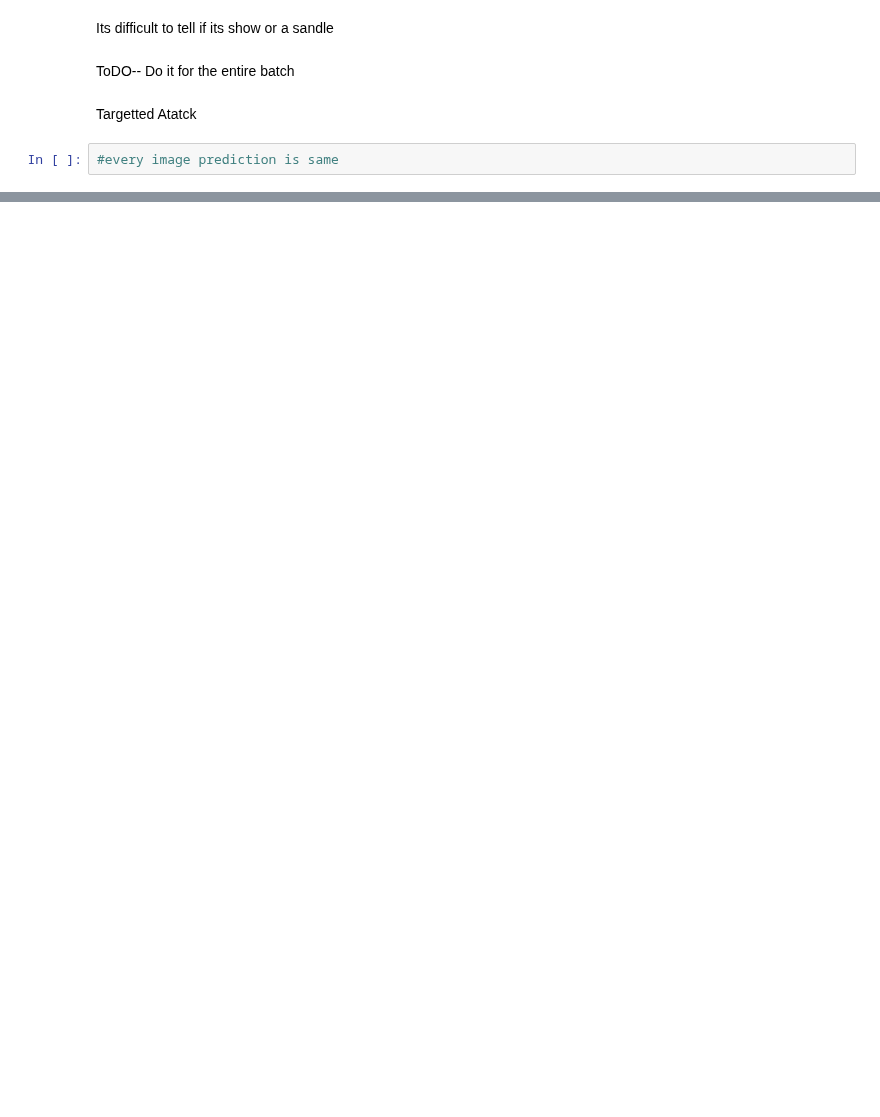
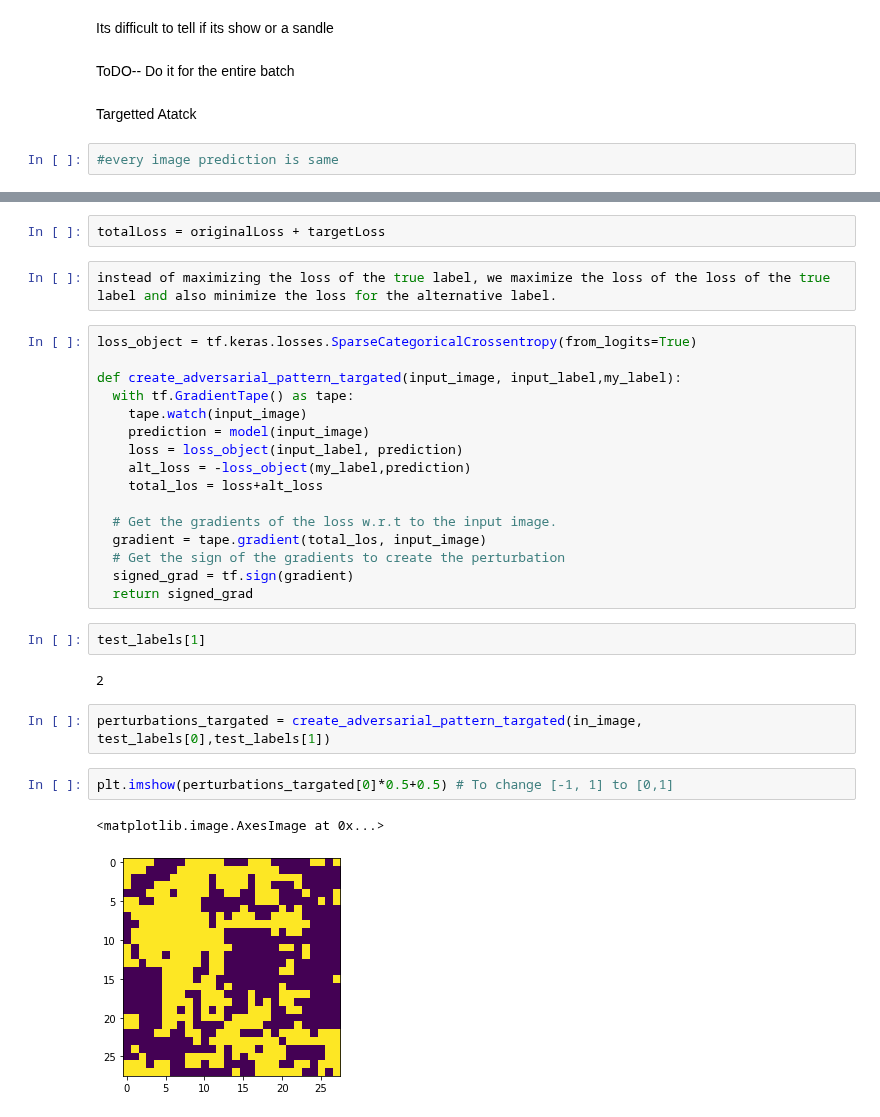
Before and after one commit to BlackCurrantDS/DeepLearning, a Jupyter notebook: IDL_Assignment9.ipynb, the cells around one changed output, grey strips where cells are left out. Drawn from its saved outputs; the diff is of its cells as text; blank space fills up the shorter version.

```diff
--- a/IDL_Assignment9.ipynb
+++ b/IDL_Assignment9.ipynb
@@ -194,0 +226,31 @@ Targetted Atatck
+# %%
+totalLoss = originalLoss + targetLoss
+# %%
+instead of maximizing the loss of the true label, we maximize the loss of the loss of the true label and also minimize the loss for the alternative label.
+# %%
+loss_object = tf.keras.losses.SparseCategoricalCrossentropy(from_logits=True)
+
+def create_adversarial_pattern_targated(input_image, input_label,my_label):
+  with tf.GradientTape() as tape:
+    tape.watch(input_image)
+    prediction = model(input_image)
+    loss = loss_object(input_label, prediction)
+    alt_loss = -loss_object(my_label,prediction)
+    total_los = loss+alt_loss
+
+  # Get the gradients of the loss w.r.t to the input image.
+  gradient = tape.gradient(total_los, input_image)
+  # Get the sign of the gradients to create the perturbation
+  signed_grad = tf.sign(gradient)
+  return signed_grad
+# %%
+test_labels[1]
+# %% [output]
+2
+# %%
+perturbations_targated = create_adversarial_pattern_targated(in_image, test_labels[0],test_labels[1])
+# %%
+plt.imshow(perturbations_targated[0]*0.5+0.5) # To change [-1, 1] to [0,1]
+# %% [output]
+<matplotlib.image.AxesImage at 0x...>
+[figure, added]
```
Also changed, not shown: parts of 17 cells of this notebook.
